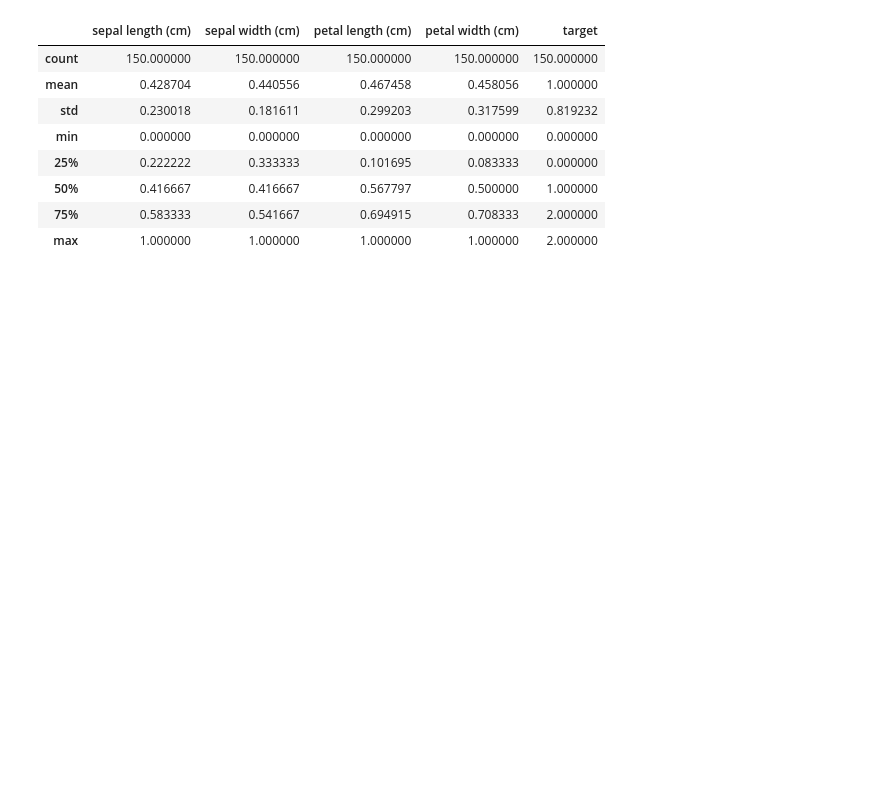
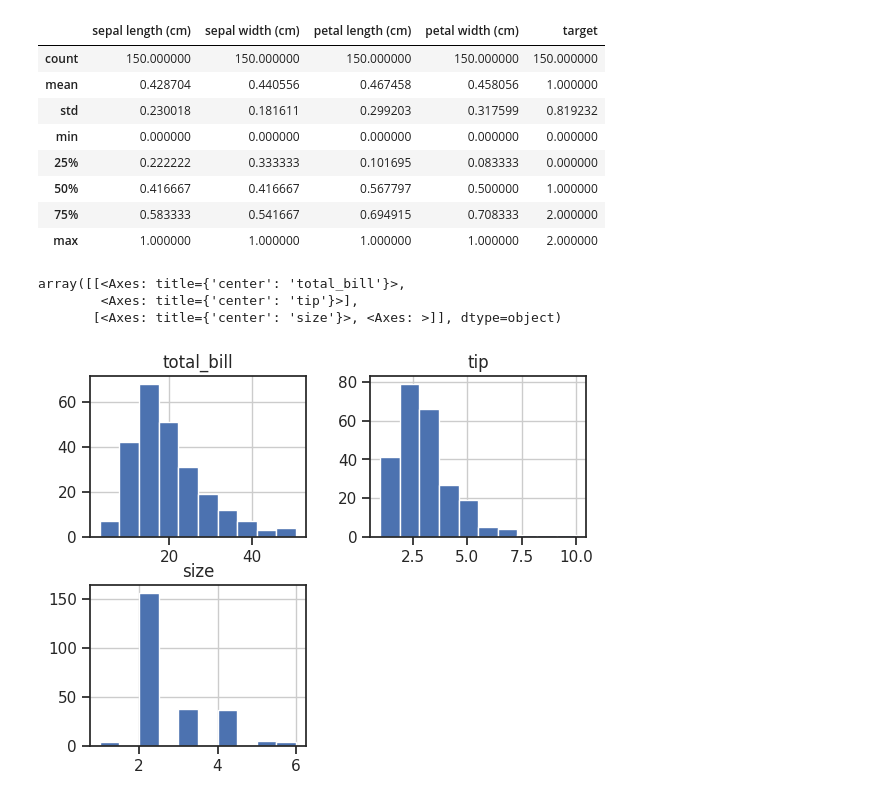
Before and after one commit to kdonghyun07/11-13-, a Jupyter notebook: iris_202613401.ipynb, the cells around one changed output. Drawn from its saved outputs; the diff is of its cells as text; code cells hidden in the pictures; blank space fills up the shorter version.

```diff
--- a/iris_202613401.ipynb
+++ b/iris_202613401.ipynb
@@ -162,3 +186,10 @@ df.describe()
 | 50% | 0.416667 | 0.416667 | 0.567797 | 0.500000 | 1.000000 |
 | 75% | 0.583333 | 0.541667 | 0.694915 | 0.708333 | 2.000000 |
 | max | 1.000000 | 1.000000 | 1.000000 | 1.000000 | 2.000000 |
+# %%
+data.hist()
+# %% [output]
+array([[<Axes: title={'center': 'total_bill'}>,
+        <Axes: title={'center': 'tip'}>],
+       [<Axes: title={'center': 'size'}>, <Axes: >]], dtype=object)
+[figure, added]
```
Also changed, not shown: parts of 42 cells of this notebook.
